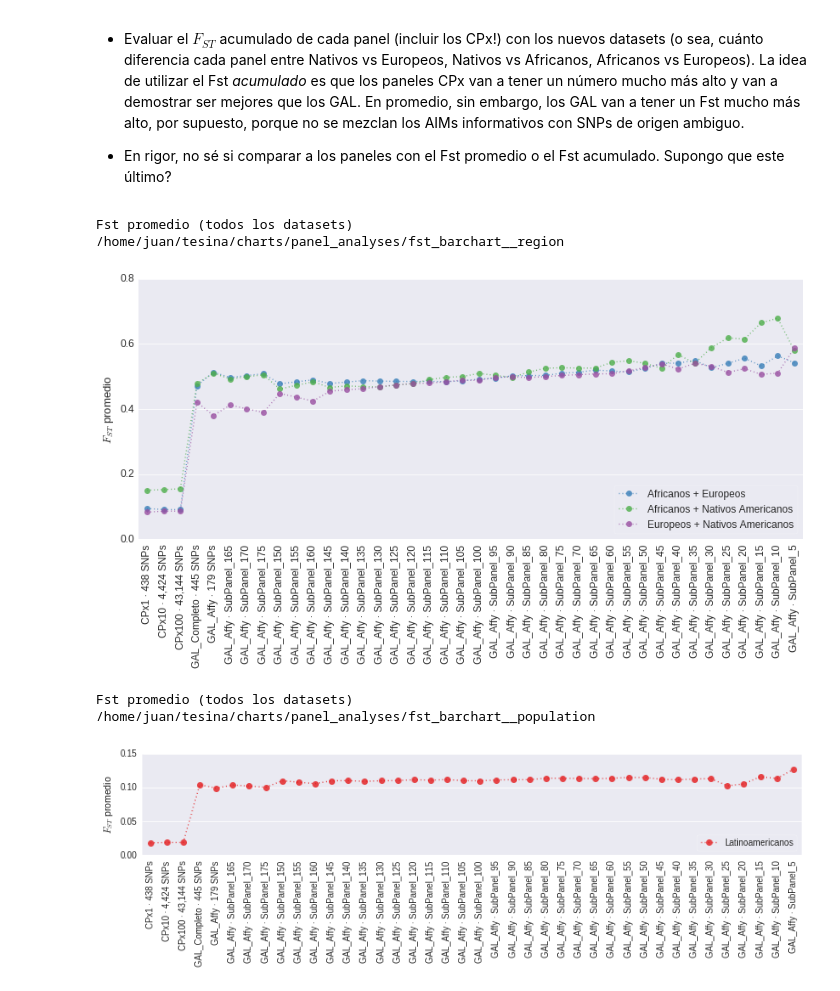
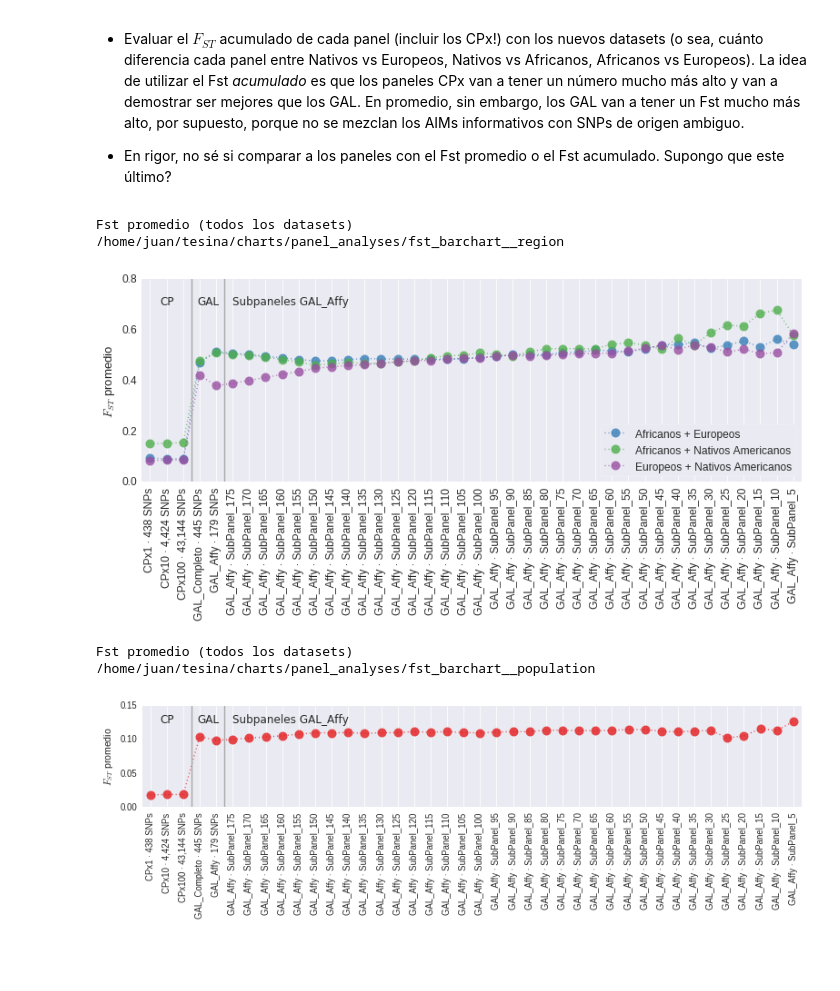
Before and after one commit to jmberros/ancestrator, a Jupyter notebook: tesina__Fst_recalc.ipynb, the cells around one changed output. Cells and saved outputs as stored; diff of their text form; code cells hidden in the pictures; blank space fills up the shorter version.

Commit message:
some new plots and minor tweaks

```diff
--- a/tesina__Fst_recalc.ipynb
+++ b/tesina__Fst_recalc.ipynb
@@ -19,8 +19,8 @@ source_labels = ['1000Genomes']
 samplegroup_labels = ['NE', 'NA', 'EA', 'L']
 panel_labels = [
     "CPx1", "CPx10", "CPx100", "GAL_Completo", "GAL_Affy",
-    'GAL_Affy_SubPanel_165','GAL_Affy_SubPanel_170','GAL_Affy_SubPanel_175',
-    'GAL_Affy_SubPanel_150','GAL_Affy_SubPanel_155','GAL_Affy_SubPanel_160',
+    'GAL_Affy_SubPanel_175','GAL_Affy_SubPanel_170','GAL_Affy_SubPanel_165',
+    'GAL_Affy_SubPanel_160','GAL_Affy_SubPanel_155','GAL_Affy_SubPanel_150',
     'GAL_Affy_SubPanel_145','GAL_Affy_SubPanel_140','GAL_Affy_SubPanel_135',
     'GAL_Affy_SubPanel_130','GAL_Affy_SubPanel_125','GAL_Affy_SubPanel_120',
     'GAL_Affy_SubPanel_115','GAL_Affy_SubPanel_110','GAL_Affy_SubPanel_105',
@@ -240,10 +240,7 @@ from os.path import expanduser, join
 fdir = expanduser("~/tesina/charts/panel_analyses")
 
 sns.set_context("paper", font_scale=1.5)
-sns.set_style("ticks")
 sns.set_style("darkgrid")
-
-panels = mean_fst.columns
 
 for level in ['region', 'population']:
     df = mean_fst.loc[level].copy()
@@ -253,60 +250,61 @@ for level in ['region', 'population']:
         sns.set_context("paper", font_scale=1.2)
         figsize = (13, 2)
     else:
-        color = sns.color_palette("Set1", len(df.columns))[1:]
-        figsize = (14, 5.5)
+        color = sns.color_palette("Set1", 5)[1:]
+        figsize = (13, 4)
 
-    df = df.transpose()
-    df.columns = [SampleGroup('1000Genomes', c).name for c in df.columns]
-    ax = df.plot(figsize=figsize, rot=90, color=color, linestyle="dotted",
-                   marker="o", markersize=7, alpha=0.8) #, width=0.8) # kind="bar",
+    ax = df.T.plot(figsize=figsize, rot=90, color=color, linestyle="dotted",
+                   marker="o", markersize=10, alpha=0.8) #, width=0.8) # kind="bar",
     ax.set_ylabel("$F_{ST}$ promedio")
     ax.legend(fancybox=True, loc="best", bbox_to_anchor=(1.01, .75),
               title="Datasets")
 
     # Annotate groups of panels
-#     ax.axvline(2.5, color="darkgray")
-#     ax.axvline(4.5, color="darkgray")
-#     text_yloc = 0.8 if level == 'region' else 0.125
-#     texts = [(1, text_yloc, "Paneles CP"),
-#              (3.5, text_yloc, "Paneles GAL"),
-#              (7, text_yloc, "Subpaneles GAL")]
-#     for params in texts:
-#         ax.text(*params, fontsize=18, horizontalalignment="center",
-#                 family="monospace", fontname="Courier")
+    ax.axvline(2.5, color="darkgray")
+    ax.axvline(4.5, color="darkgray")
+    text_yloc = 0.7 if level == 'region' else 0.125
+    texts = [(1, text_yloc, "CP"),
+             (3.5, text_yloc, "GAL"),
+             (5, text_yloc, "Subpaneles GAL_Affy")]
+    for params in texts:
+        halign = 'center' if params[-1] in ['CP', 'GAL'] else 'left'
+        ax.text(*params, fontsize=12, horizontalalignment=halign,
+                family="monospace", fontname="Courier")
 
     if level == 'region':
         ax.set_ylim([0, .8])
         ygrid_points = np.linspace(0, .8, 5)
         ax.set_yticks(ygrid_points)
     else:
         ax.set_ylim([0, 0.15])
         ygrid_points = np.linspace(0, 0.15, 4)
         ax.set_yticks(ygrid_points)
 
     ax.set_xlim([-0.5, len(panels) - 0.5])
 
     ax.set_xticks(np.arange(len(panels)))
     ax.set_xticklabels(panels, rotation=90)
     sns.despine(left=True)
-    ax.xaxis.grid(False)
+    ax.yaxis.grid(False)
 
     handles, labels = ax.get_legend_handles_labels()
     if level == 'region':
+        labels = [SampleGroup('1000Genomes', l).name for l in labels]
         ax.legend(handles, labels, frameon=True, fancybox=True, loc='lower right')
     else:
-        ax.legend(handles, labels, frameon=True, fancybox=True, loc='lower right')
+#         ax.legend(handles, labels, frameon=True, fancybox=True, loc='lower right')
+        ax.legend_.set_visible(False)
 
     caption = "Fst promedio (todos los datasets)"
     filepath = join(fdir, "fst_barchart__{}".format(level))
     plt.savefig(filepath, bbox_inches="tight")
     print(caption)
     print(filepath)
     plt.show()
 # %% [output]
 Fst promedio (todos los datasets)
 /home/juan/tesina/charts/panel_analyses/fst_barchart__region
-[figure, old version]
+[figure, new version]
 Fst promedio (todos los datasets)
 /home/juan/tesina/charts/panel_analyses/fst_barchart__population
-[figure, old version]
+[figure, new version]
```
Also changed, not shown: parts of 2 cells of this notebook, 4 other files.
